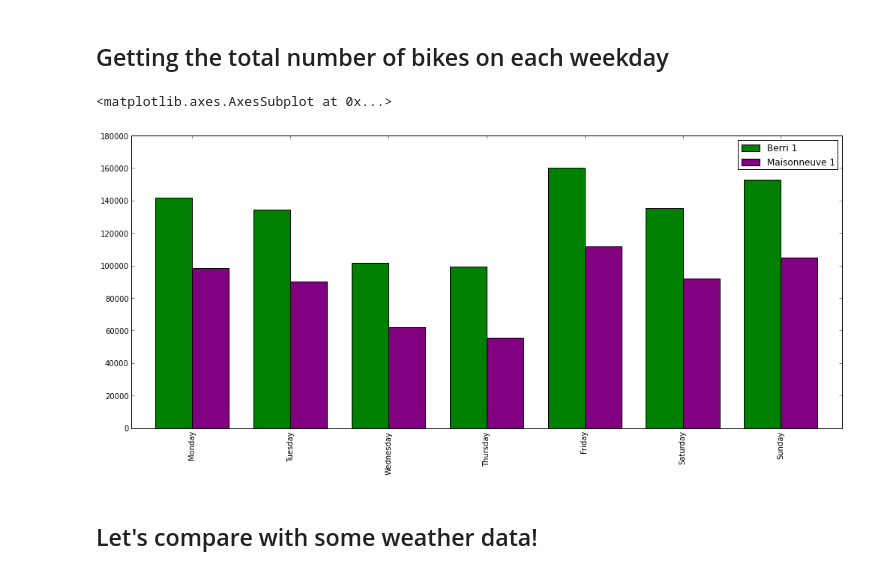
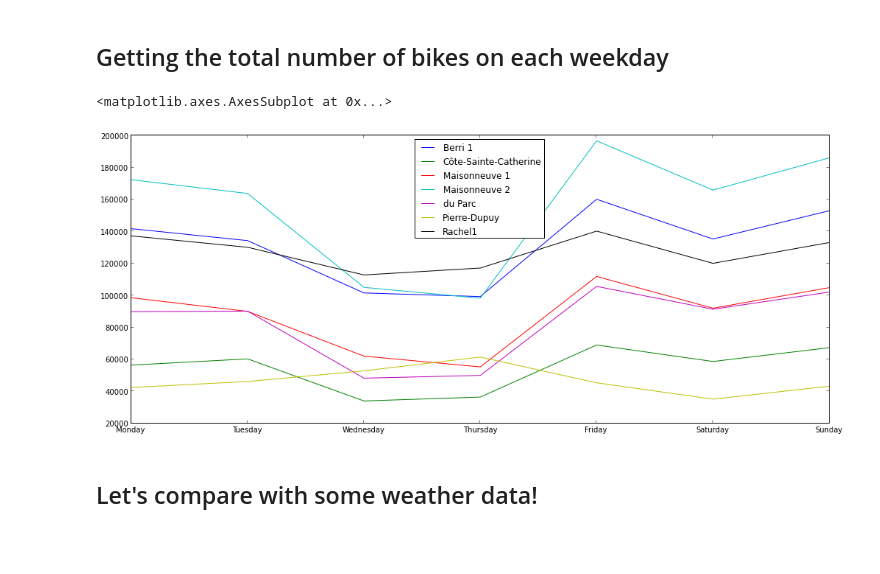
Before and after one commit to jvns/talks, a Jupyter notebook: pistes-cyclables.ipynb, the cells around one changed output. Cells and saved outputs as stored; diff of their text form; code cells hidden in the pictures; blank space fills up the shorter version.

Commit message:
Revert "Make counts a bar chart"
This reverts commit 39e4d025f59216e651ec4d453f83e10b7c1a12c7.

```diff
--- a/pistes-cyclables.ipynb
+++ b/pistes-cyclables.ipynb
@@ -88,11 +88,11 @@ bike_data.head()
 counts_by_day = bike_data.groupby('weekday').aggregate(numpy.sum)
 # %%
 counts_by_day.index = days
-# %%
-counts_by_day[['Berri 1', 'Maisonneuve 1']].plot(kind='bar', color=["green", "purple"])
-# %% [output]
-<matplotlib.axes.AxesSubplot at 0x...>
-[figure, removed]
+# %%
+counts_by_day.plot()
+# %% [output]
+<matplotlib.axes.AxesSubplot at 0x...>
+[figure, added]
 # %% [markdown]
 ## Let's compare with some weather data!
 # %%
```
